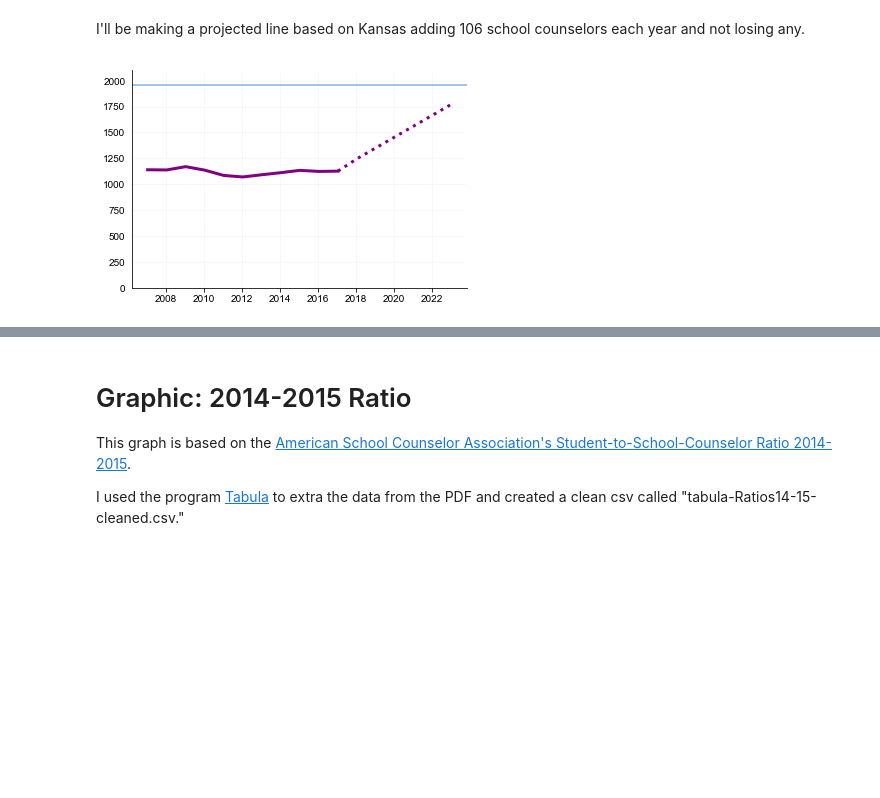
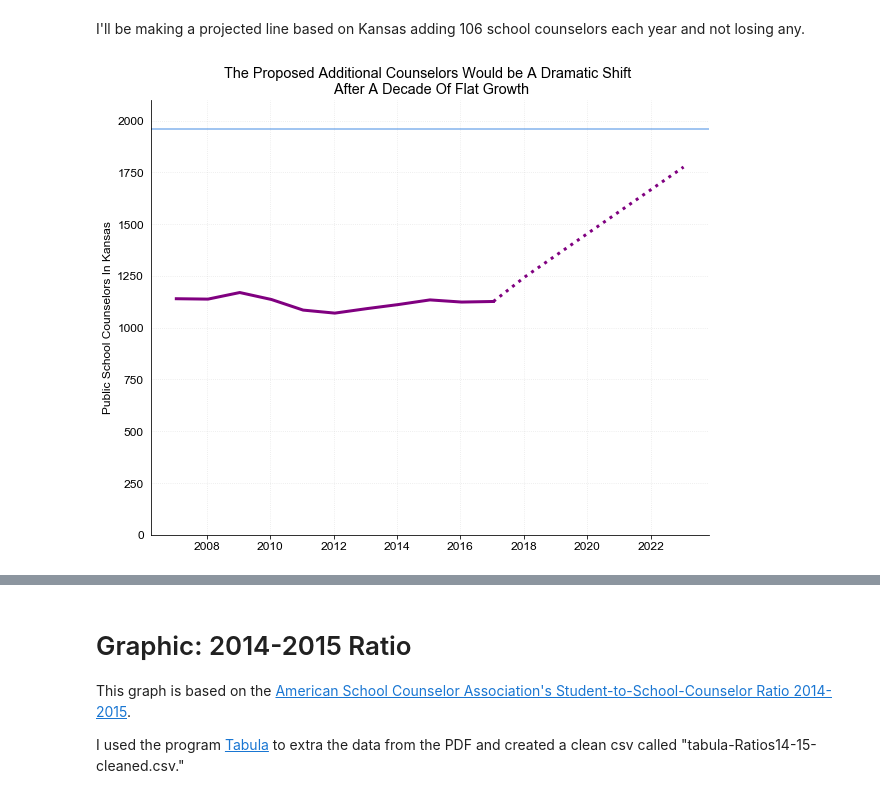
Before and after one commit to Bisaha/Brownback-School-Counselors, a Jupyter notebook: Brownback School Counselor Proposal.ipynb, the cells around one changed output, grey strips where cells are left out. Drawn from its saved outputs; the diff is of its cells as text; code cells hidden in the pictures; blank space fills up the shorter version.

Commit message:
Added second graph

```diff
--- a/Brownback School Counselor Proposal.ipynb
+++ b/Brownback School Counselor Proposal.ipynb
@@ -146,39 +146,49 @@ ksde_headcount_2017 = 489795
 idea_ratio_employment = ksde_headcount_2017/250
 
 
-fig, ax = plt.subplots()
-
-staff_past = staff[staff["year"]<2018]
-staff_projected = staff[staff["year"]>2016]
 
 
+
+matplotlib.rcParams['font.sans-serif'] = "Arial"
+matplotlib.rcParams.update({'font.size': 12})
+
+
+fig, ax = plt.subplots(figsize=[10,8])
+
+staff_past = staff[staff["year"]<=2017]
+staff_projected = staff[staff["year"]>=2017]
+
+ax.set_ylabel("Public School Counselors In Kansas")
 
 ax.plot(staff_past.index,staff_past["counselors"],color="purple",linewidth=3)
 ax.plot(staff_projected.index,staff_projected["counselors"],color="purple",linewidth=3,linestyle=':')
 
 ax.set_ylim(0,2100)
 #ax1.legend(False)
 ax.spines['top'].set_visible(False)
 ax.spines['right'].set_visible(False)
 
 ax.grid(which='major', linestyle=':',alpha=.3)
 ax.set_title("")
 
 ax.axhline(y=idea_ratio_employment, xmin=0,xmax=1, color="#307FE2",alpha=.6)
 #ayvline(x=84.1, ymin=0, ymax=1,color="black",alpha=.6)
 
-
+ax.set_title("The Proposed Additional Counselors Would be A Dramatic Shift \n After A Decade Of Flat Growth")
 
 
 
 
 #fmt = '${x:.0f}'
 #tick = mtick.StrMethodFormatter(fmt)
 #ax.yaxis.set_major_formatter(tick)
 ax.tick_params(which='both', # Options for both major and minor ticks
             top='off', # turn off top ticks
             left='off', # turn off left ticks
             right='off',  # turn off right ticks
             bottom='on') # turn off bottom ticks
+
+
+plt.savefig("Graph1v1.pdf",transparent=True)
 # %% [output]
-[figure, old version]
+[figure, new version]
```
Also changed, not shown: parts of 6 cells of this notebook.
